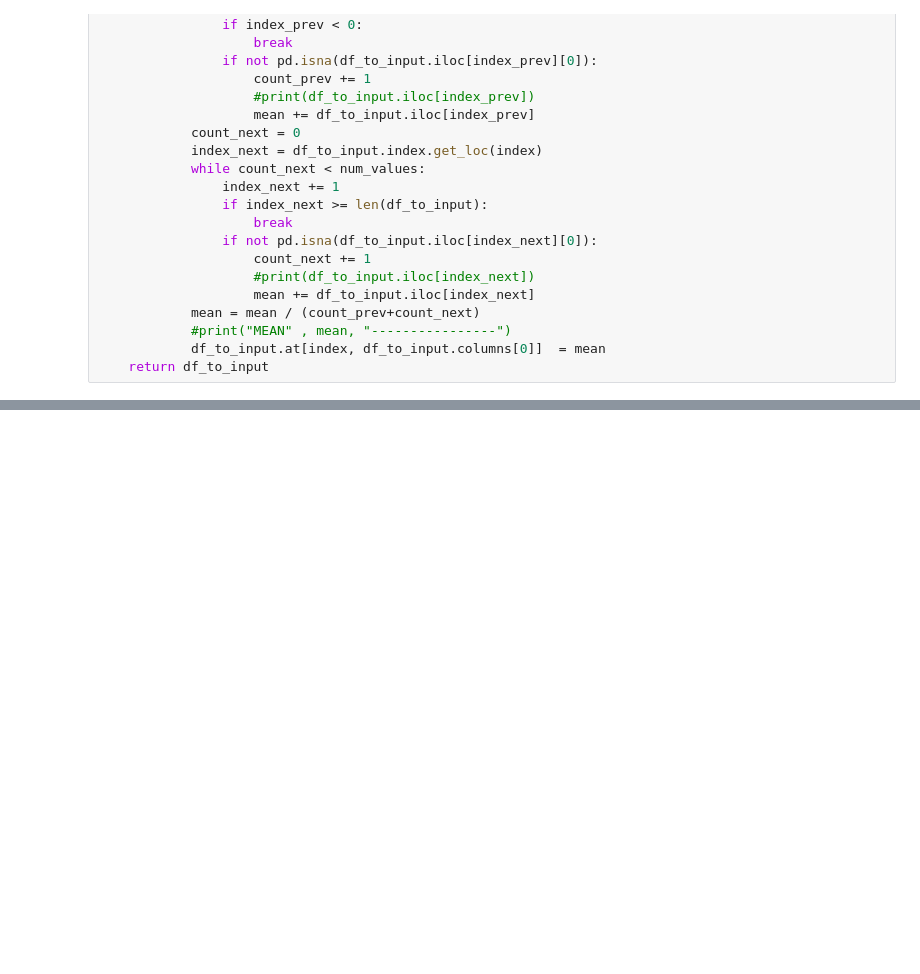
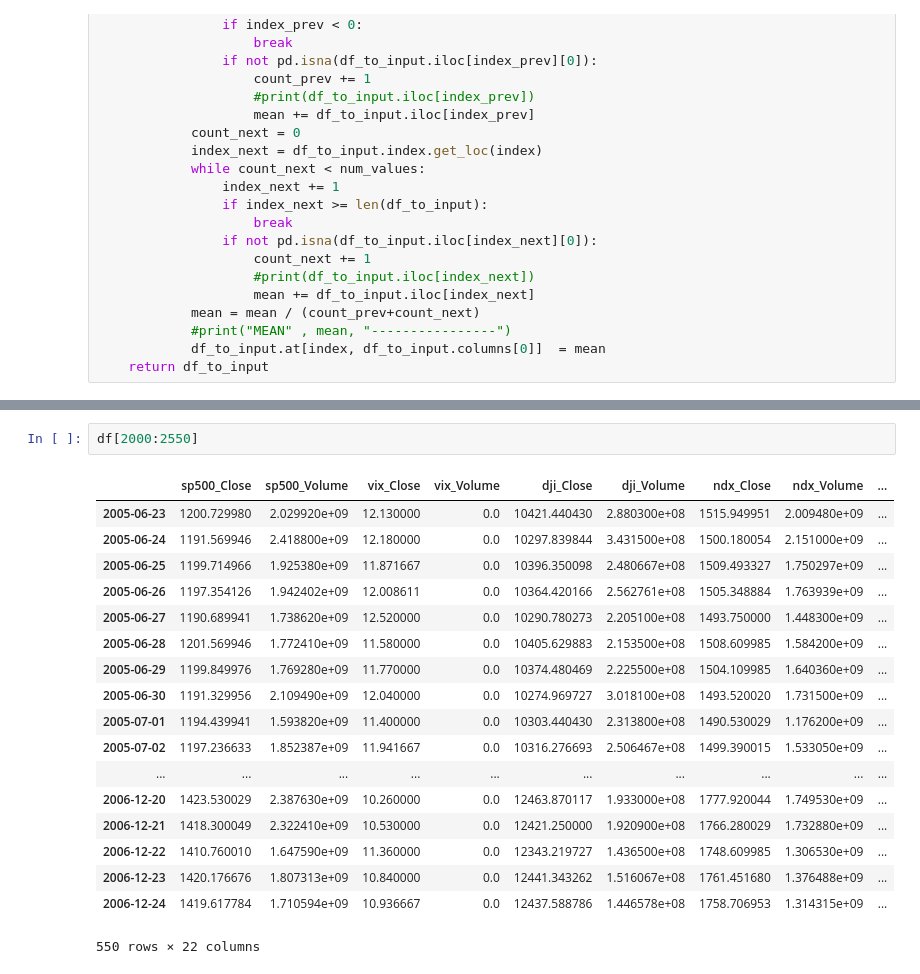
Before and after one commit to silvanaribeiro/TimeSeriesArticle, a Jupyter notebook: Imputing Moving Average.ipynb, the cells around one changed output, grey strips where cells are left out. Cells and saved outputs as stored; diff of their text form; blank space fills up the shorter version.

```diff
--- a/Imputing Moving Average.ipynb
+++ b/Imputing Moving Average.ipynb
@@ -92,3 +92,24 @@ Column trade_Trade Policy EMV Fraction was imputed.
 5 rows × 22 columns
+# %%
+df[2000:2550]
+# %% [output]
+|  | sp500_Close | sp500_Volume | vix_Close | vix_Volume | dji_Close | dji_Volume | ndx_Close | ndx_Volume | ... |
+| 2005-06-23 | 1200.729980 | 2.029920e+09 | 12.130000 | 0.0 | 10421.440430 | 2.880300e+08 | 1515.949951 | 2.009480e+09 | ... |
+| 2005-06-24 | 1191.569946 | 2.418800e+09 | 12.180000 | 0.0 | 10297.839844 | 3.431500e+08 | 1500.180054 | 2.151000e+09 | ... |
+| 2005-06-25 | 1199.714966 | 1.925380e+09 | 11.871667 | 0.0 | 10396.350098 | 2.480667e+08 | 1509.493327 | 1.750297e+09 | ... |
+| 2005-06-26 | 1197.354126 | 1.942402e+09 | 12.008611 | 0.0 | 10364.420166 | 2.562761e+08 | 1505.348884 | 1.763939e+09 | ... |
+| 2005-06-27 | 1190.689941 | 1.738620e+09 | 12.520000 | 0.0 | 10290.780273 | 2.205100e+08 | 1493.750000 | 1.448300e+09 | ... |
+| 2005-06-28 | 1201.569946 | 1.772410e+09 | 11.580000 | 0.0 | 10405.629883 | 2.153500e+08 | 1508.609985 | 1.584200e+09 | ... |
+| 2005-06-29 | 1199.849976 | 1.769280e+09 | 11.770000 | 0.0 | 10374.480469 | 2.225500e+08 | 1504.109985 | 1.640360e+09 | ... |
+| 2005-06-30 | 1191.329956 | 2.109490e+09 | 12.040000 | 0.0 | 10274.969727 | 3.018100e+08 | 1493.520020 | 1.731500e+09 | ... |
+| 2005-07-01 | 1194.439941 | 1.593820e+09 | 11.400000 | 0.0 | 10303.440430 | 2.313800e+08 | 1490.530029 | 1.176200e+09 | ... |
+| 2005-07-02 | 1197.236633 | 1.852387e+09 | 11.941667 | 0.0 | 10316.276693 | 2.506467e+08 | 1499.390015 | 1.533050e+09 | ... |
+| ... | ... | ... | ... | ... | ... | ... | ... | ... | ... |
+| 2006-12-20 | 1423.530029 | 2.387630e+09 | 10.260000 | 0.0 | 12463.870117 | 1.933000e+08 | 1777.920044 | 1.749530e+09 | ... |
+| 2006-12-21 | 1418.300049 | 2.322410e+09 | 10.530000 | 0.0 | 12421.250000 | 1.920900e+08 | 1766.280029 | 1.732880e+09 | ... |
+| 2006-12-22 | 1410.760010 | 1.647590e+09 | 11.360000 | 0.0 | 12343.219727 | 1.436500e+08 | 1748.609985 | 1.306530e+09 | ... |
+| 2006-12-23 | 1420.176676 | 1.807313e+09 | 10.840000 | 0.0 | 12441.343262 | 1.516067e+08 | 1761.451680 | 1.376488e+09 | ... |
+| 2006-12-24 | 1419.617784 | 1.710594e+09 | 10.936667 | 0.0 | 12437.588786 | 1.446578e+08 | 1758.706953 | 1.314315e+09 | ... |
+550 rows × 22 columns
 # %%
 df.to_csv(OUTPUT, index = True)
```
Also changed, not shown: parts of 4 cells of this notebook, 18 other files.
